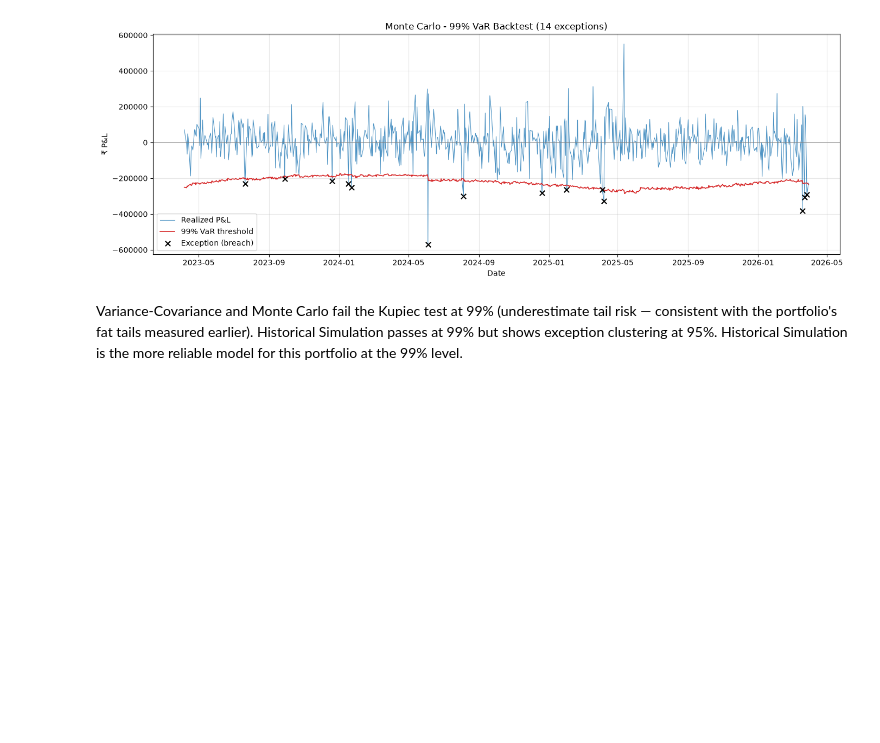
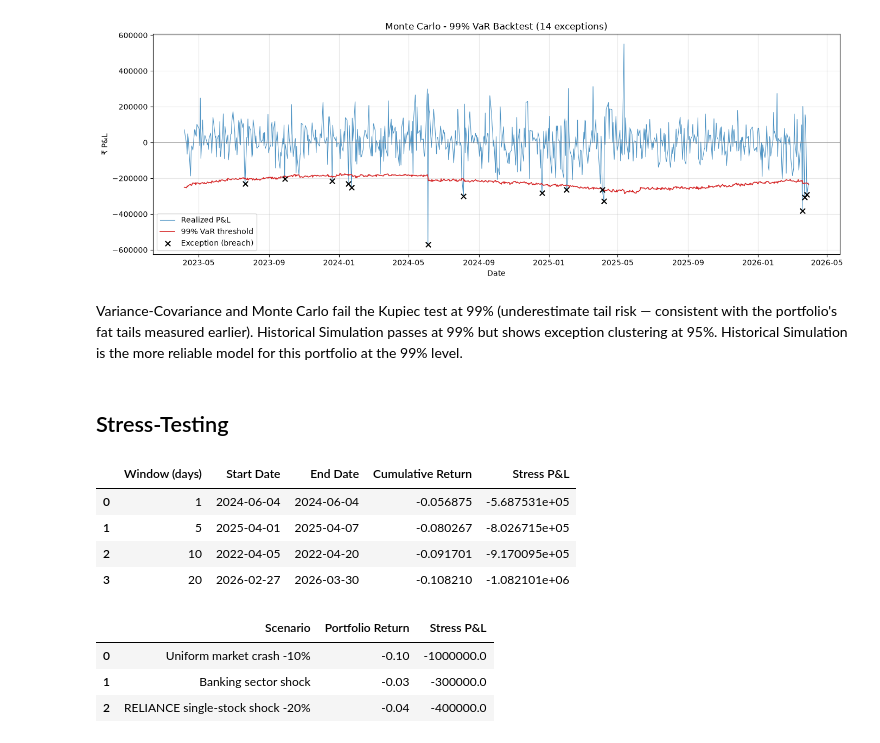
Before and after one commit to kushal16122005/market_risk_engine, a Jupyter notebook: main.ipynb, the cells around one changed output. Cells and saved outputs as stored; diff of their text form; code cells hidden in the pictures; blank space fills up the shorter version.

```diff
--- a/main.ipynb
+++ b/main.ipynb
@@ -1012,3 +1027,32 @@ for r in backtest_results:
 [figure]
 # %% [markdown]
 Variance-Covariance and Monte Carlo fail the Kupiec test at 99% (underestimate tail risk — consistent with the portfolio's fat tails measured earlier). Historical Simulation passes at 99% but shows exception clustering at 95%. Historical Simulation is the more reliable model for this portfolio at the 99% level.
+# %% [markdown]
+## Stress-Testing
+# %%
+# Historical scenario replay
+historical_scenarios = historical_scenario_pnl(
+    portfolio_returns, portfolio_value, windows=(1, 5, 10, 20)
+)
+historical_scenarios
+# %% [output]
+|  | Window (days) | Start Date | End Date | Cumulative Return | Stress P&L |
+| 0 | 1 | 2024-06-04 | 2024-06-04 | -0.056875 | -5.687531e+05 |
+| 1 | 5 | 2025-04-01 | 2025-04-07 | -0.080267 | -8.026715e+05 |
+| 2 | 10 | 2022-04-05 | 2022-04-20 | -0.091701 | -9.170095e+05 |
+| 3 | 20 | 2026-02-27 | 2026-03-30 | -0.108210 | -1.082101e+06 |
+# %%
+# Hypothetical shock scenarios
+shock_scenarios = {
+    "Uniform market crash -10%": {t: -0.10 for t in tickers},
+    "Banking sector shock": {"HDFCBANK.NS": -0.15},
+    "RELIANCE single-stock shock -20%": {"RELIANCE.NS": -0.20},
+}
+
+shock_summary, shock_details = run_shock_scenarios(weights, shock_scenarios, portfolio_value)
+shock_summary
+# %% [output]
+|  | Scenario | Portfolio Return | Stress P&L |
+| 0 | Uniform market crash -10% | -0.10 | -1000000.0 |
+| 1 | Banking sector shock | -0.03 | -300000.0 |
+| 2 | RELIANCE single-stock shock -20% | -0.04 | -400000.0 |
```
Also changed, not shown: parts of 5 cells of this notebook, 1 other file.
